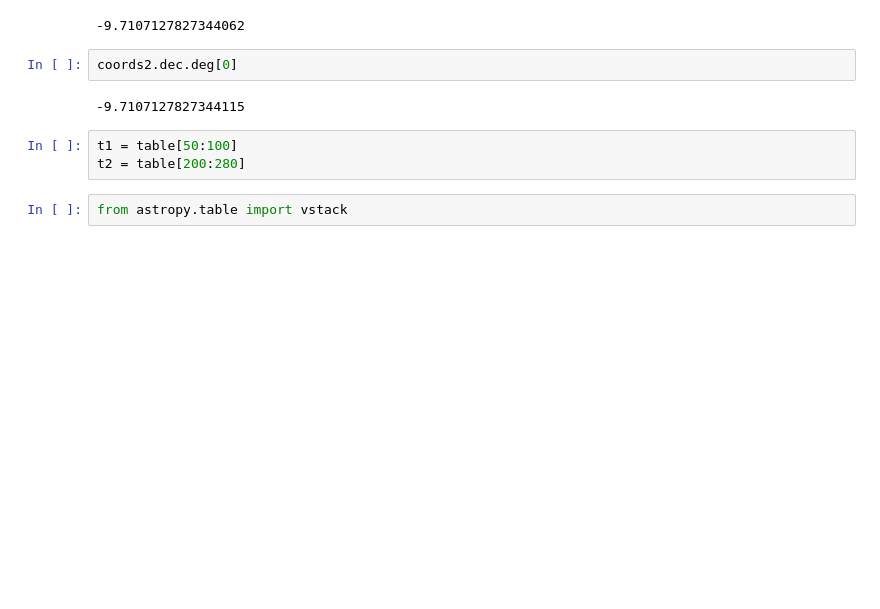
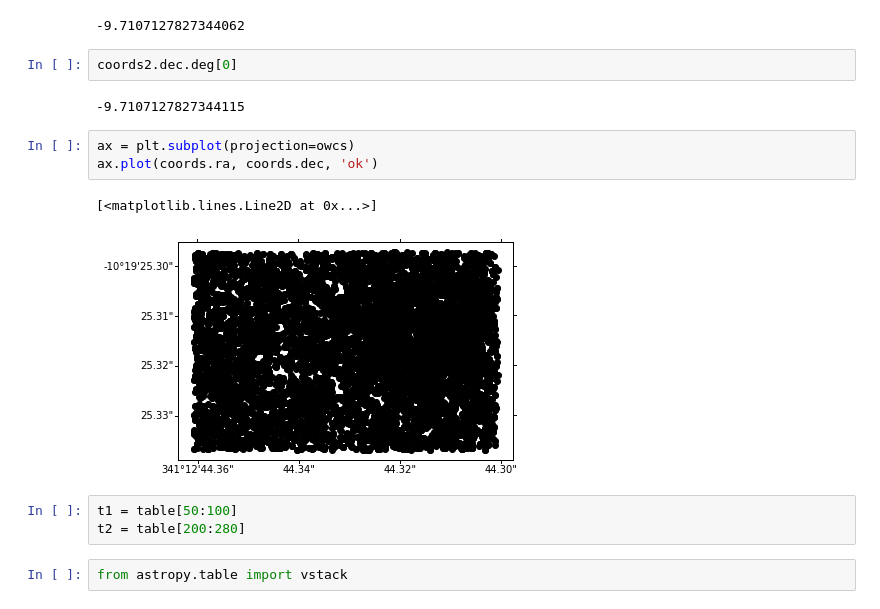
Before and after one commit to nicolaschotard/lsst_drp_analysis, a Jupyter notebook: python/6_astropy_exercices.ipynb, the cells around one changed output. Saved outputs shown, nothing was run; the diff lists cells and outputs as text; blank space fills up the shorter version.

```diff
--- a/python/6_astropy_exercices.ipynb
+++ b/python/6_astropy_exercices.ipynb
@@ -324,6 +324,12 @@ coords.dec.deg[0]
 coords2.dec.deg[0]
 # %% [output]
 -9.7107127827344115
+# %%
+ax = plt.subplot(projection=owcs)
+ax.plot(coords.ra, coords.dec, 'ok')
+# %% [output]
+[<matplotlib.lines.Line2D at 0x...>]
+[figure, added]
 # %%
 t1 = table[50:100]
 t2 = table[200:280]
```
Also changed, not shown: parts of 7 cells of this notebook.
